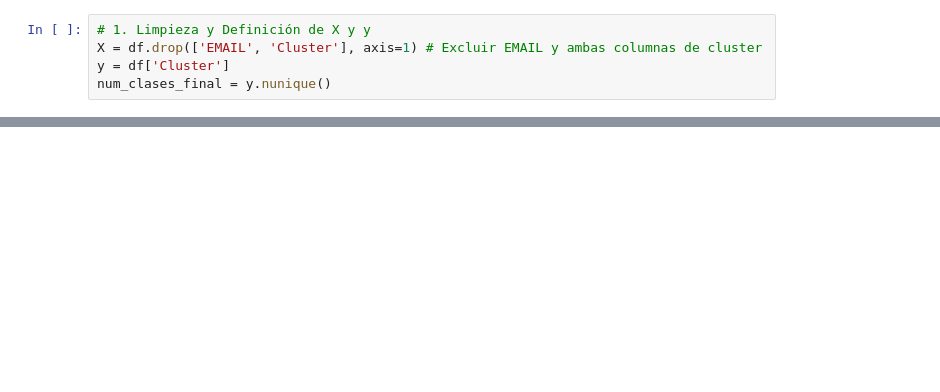
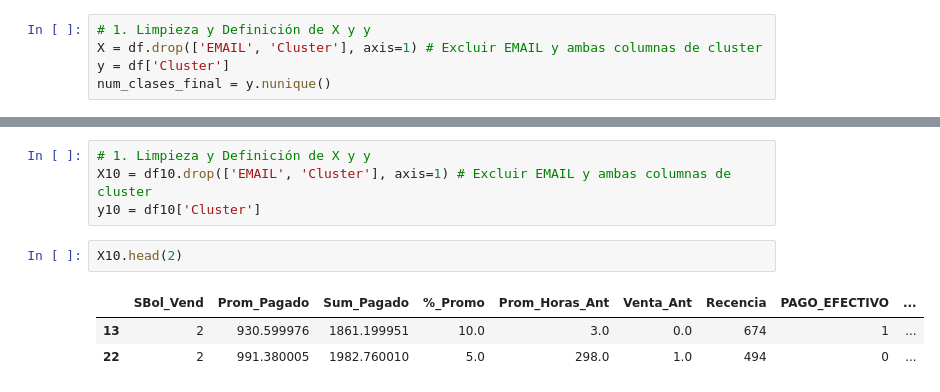
Before and after one commit to CossJe/Tarifa_Dinamica, a Jupyter notebook: 9.DynamicPricing_ETN/Untitled.ipynb, the cells around one changed output, grey strips where cells are left out. Saved outputs shown, nothing was run; the diff lists cells and outputs as text; blank space fills up the shorter version.

```diff
--- a/9.DynamicPricing_ETN/Untitled.ipynb
+++ b/9.DynamicPricing_ETN/Untitled.ipynb
@@ -128,0 +164,10 @@ print(df_importancia.head(10).to_string(index=False))
+# %%
+# 1. Limpieza y Definición de X y y
+X10 = df10.drop(['EMAIL', 'Cluster'], axis=1) # Excluir EMAIL y ambas columnas de cluster
+y10 = df10['Cluster']
+# %%
+X10.head(2)
+# %% [output]
+|  | SBol_Vend | Prom_Pagado | Sum_Pagado | %_Promo | Prom_Horas_Ant | Venta_Ant | Recencia | PAGO_EFECTIVO | ... |
+| 13 | 2 | 930.599976 | 1861.199951 | 10.0 | 3.0 | 0.0 | 674 | 1 | ... |
+| 22 | 2 | 991.380005 | 1982.760010 | 5.0 | 298.0 | 1.0 | 494 | 0 | ... |
```
Also changed, not shown: parts of 13 cells of this notebook, 2 other files.
